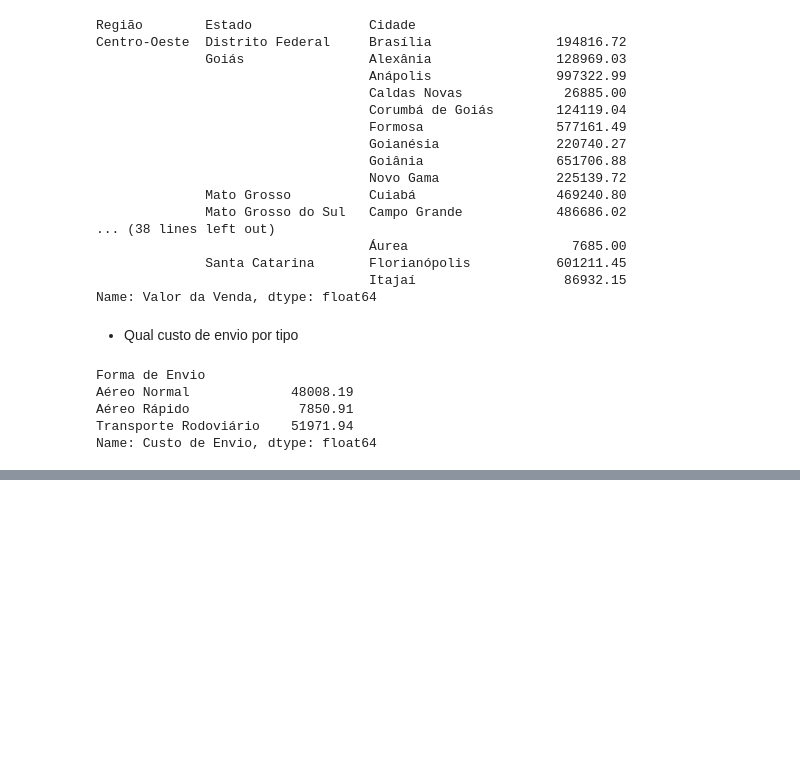
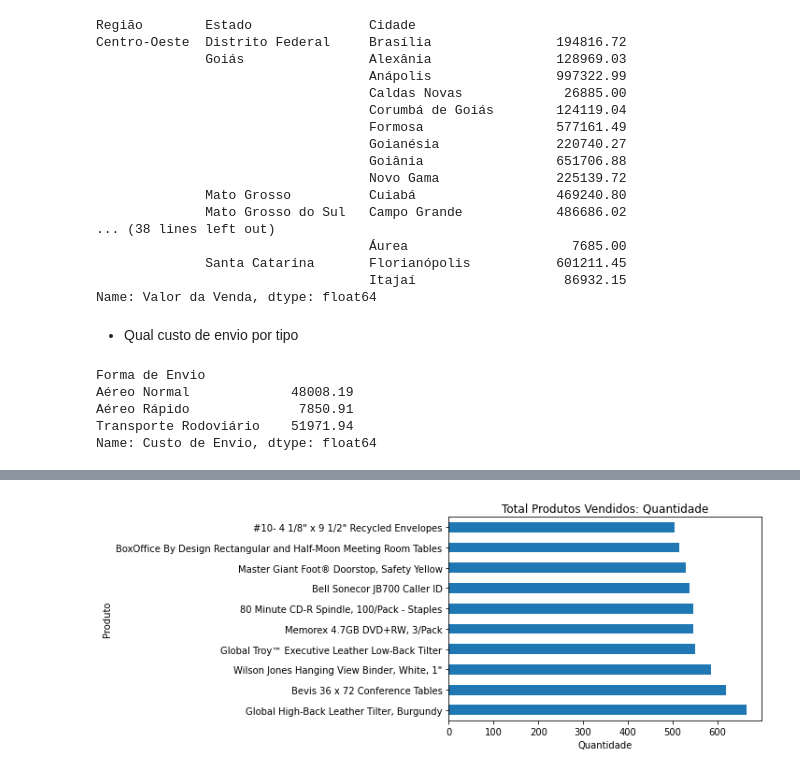
Before and after one commit to jcbdoliveira/desafio_de_projeto_unimed-bh_pandas, a Jupyter notebook: Desafio_de_projeto_Unimed_BH.ipynb, the cells around one changed output, grey strips where cells are left out. Drawn from its saved outputs; the diff is of its cells as text; code cells hidden in the pictures; blank space fills up the shorter version.

```diff
--- a/Desafio_de_projeto_Unimed_BH.ipynb
+++ b/Desafio_de_projeto_Unimed_BH.ipynb
@@ -285,0 +345,10 @@ Criar método de envio mais usado
+# %%
+#Criando Dataframe para operar com os 10 produtos mais vendidos por quantidade
+df_top_produtos_qtde = df.groupby("Nome do Produto")["Quantidade"].sum().sort_values(ascending=False).head(10)
+# %%
+#Criando gráfico de barras horizontais, quantidade
+df_top_produtos_qtde.plot.barh(title="Total Produtos Vendidos: Quantidade")
+plt.xlabel("Quantidade")
+plt.ylabel("Produto");
+# %% [output]
+[figure, added]
```
Also changed, not shown: parts of 32 cells of this notebook.
